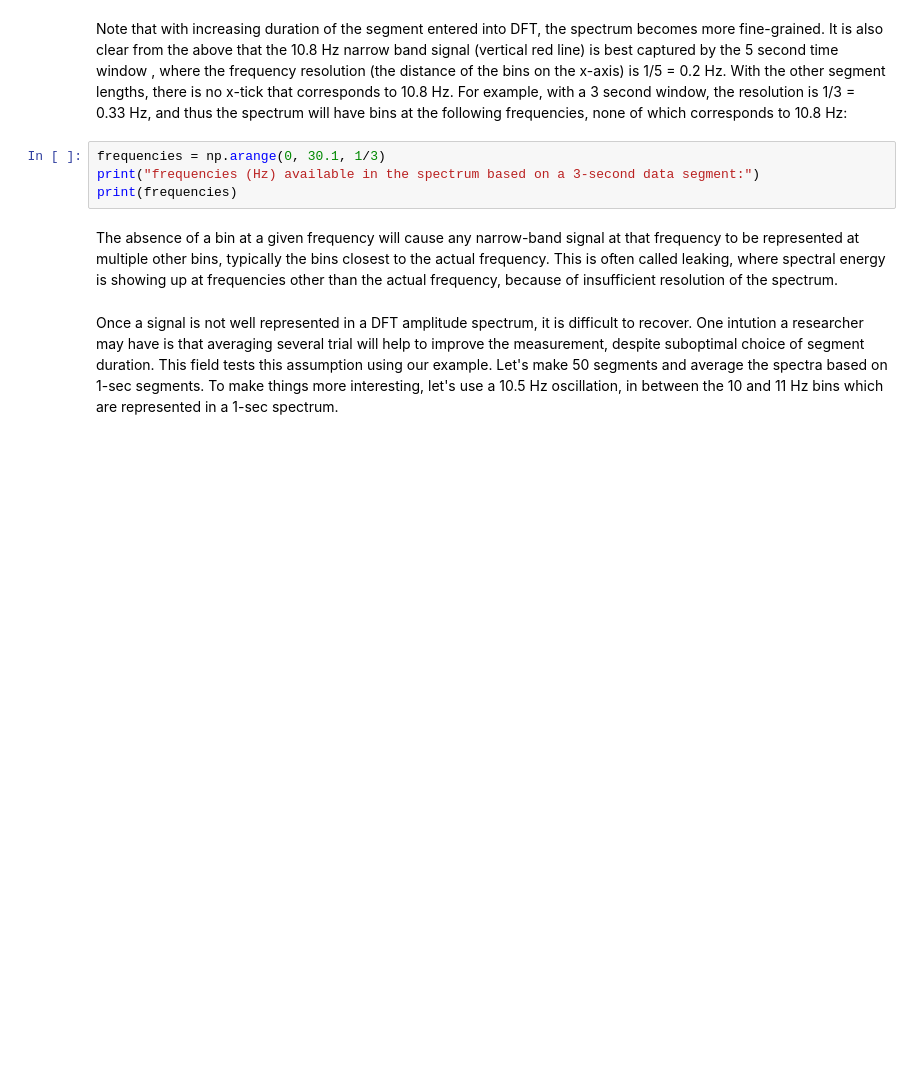
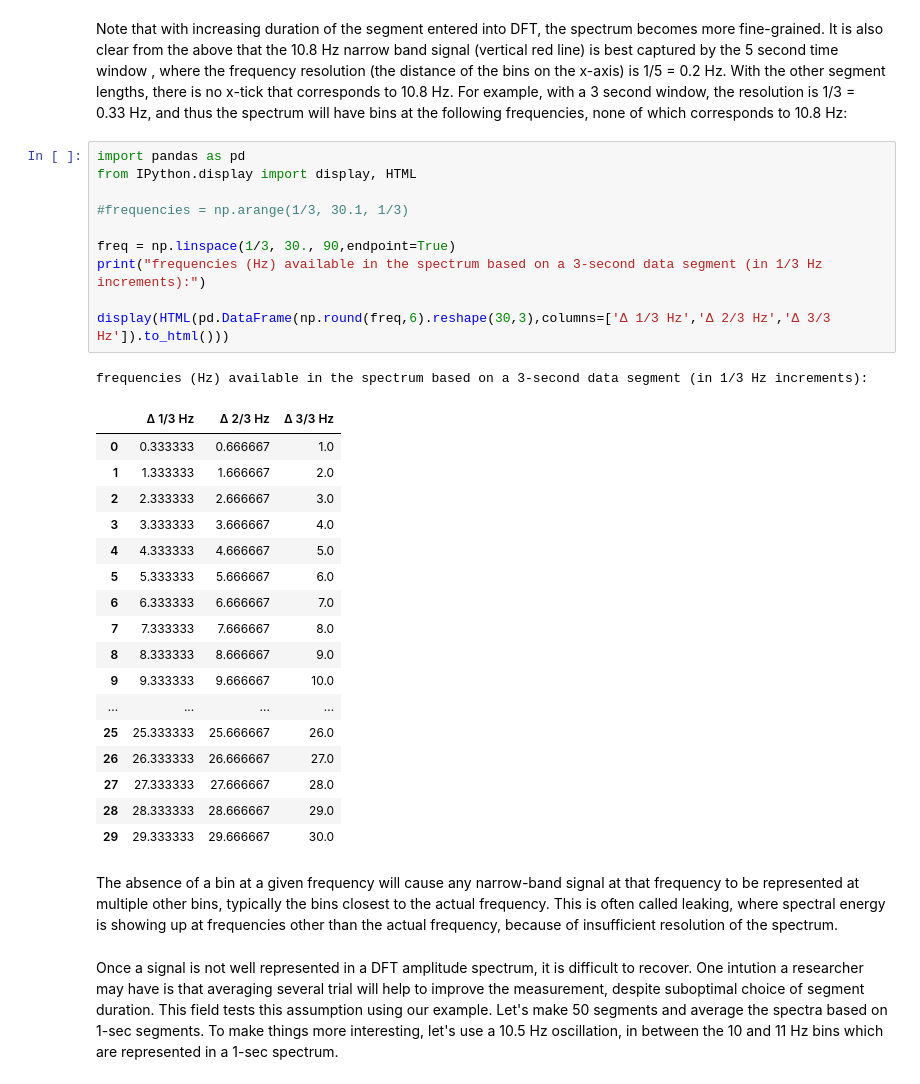
Before and after one commit to csea-lab/m2py-tutorials, a Jupyter notebook: notebooks/introto_FourierUncertainty.ipynb, the cells around one changed output. Saved outputs shown, nothing was run; the diff lists cells and outputs as text; blank space fills up the shorter version.

```diff
--- a/notebooks/introto_FourierUncertainty.ipynb
+++ b/notebooks/introto_FourierUncertainty.ipynb
@@ -111,9 +118,34 @@ plt.show()
 # %% [markdown]
 Note that with increasing duration of the segment entered into DFT, the spectrum becomes more fine-grained. It is also clear from the above that the 10.8 Hz narrow band signal (vertical red line) is best captured by the 5 second time window , where the frequency resolution (the distance of the bins on the x-axis) is 1/5 = 0.2 Hz. With the other segment lengths, there is no x-tick that corresponds to 10.8 Hz. For example, with a 3 second window, the resolution is 1/3 = 0.33 Hz, and thus the spectrum will have bins at the following frequencies, none of which corresponds to 10.8 Hz:
-# %%
-frequencies = np.arange(0, 30.1, 1/3)
-print("frequencies (Hz) available in the spectrum based on a 3-second data segment:")
-print(frequencies)
+# %%
+import pandas as pd
+from IPython.display import display, HTML
+
+#frequencies = np.arange(1/3, 30.1, 1/3)
+
+freq = np.linspace(1/3, 30., 90,endpoint=True)
+print("frequencies (Hz) available in the spectrum based on a 3-second data segment (in 1/3 Hz increments):")
+
+display(HTML(pd.DataFrame(np.round(freq,6).reshape(30,3),columns=['Δ 1/3 Hz','Δ 2/3 Hz','Δ 3/3 Hz']).to_html()))
+# %% [output]
+frequencies (Hz) available in the spectrum based on a 3-second data segment (in 1/3 Hz increments):
+|  | Δ 1/3 Hz | Δ 2/3 Hz | Δ 3/3 Hz |
+| 0 | 0.333333 | 0.666667 | 1.0 |
+| 1 | 1.333333 | 1.666667 | 2.0 |
+| 2 | 2.333333 | 2.666667 | 3.0 |
+| 3 | 3.333333 | 3.666667 | 4.0 |
+| 4 | 4.333333 | 4.666667 | 5.0 |
+| 5 | 5.333333 | 5.666667 | 6.0 |
+| 6 | 6.333333 | 6.666667 | 7.0 |
+| 7 | 7.333333 | 7.666667 | 8.0 |
+| 8 | 8.333333 | 8.666667 | 9.0 |
+| 9 | 9.333333 | 9.666667 | 10.0 |
+| ... | ... | ... | ... |
+| 25 | 25.333333 | 25.666667 | 26.0 |
+| 26 | 26.333333 | 26.666667 | 27.0 |
+| 27 | 27.333333 | 27.666667 | 28.0 |
+| 28 | 28.333333 | 28.666667 | 29.0 |
+| 29 | 29.333333 | 29.666667 | 30.0 |
 # %% [markdown]
 The absence of a bin at a given frequency will cause any narrow-band signal at that frequency to be represented at multiple other bins, typically the bins closest to the actual frequency. This is often called leaking, where spectral energy is showing up at frequencies other than the actual frequency, because of insufficient resolution of the spectrum.
 # %% [markdown]
```
Also changed, not shown: parts of 13 cells of this notebook.
